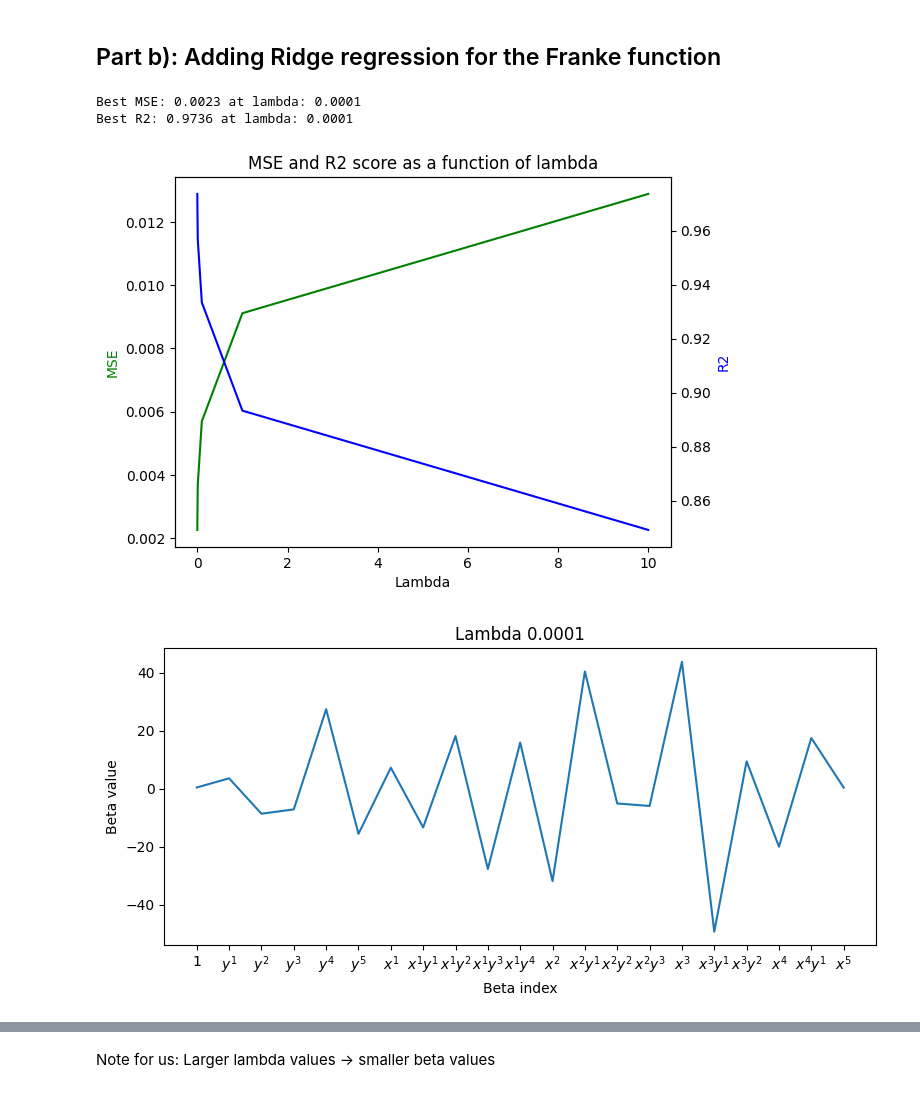
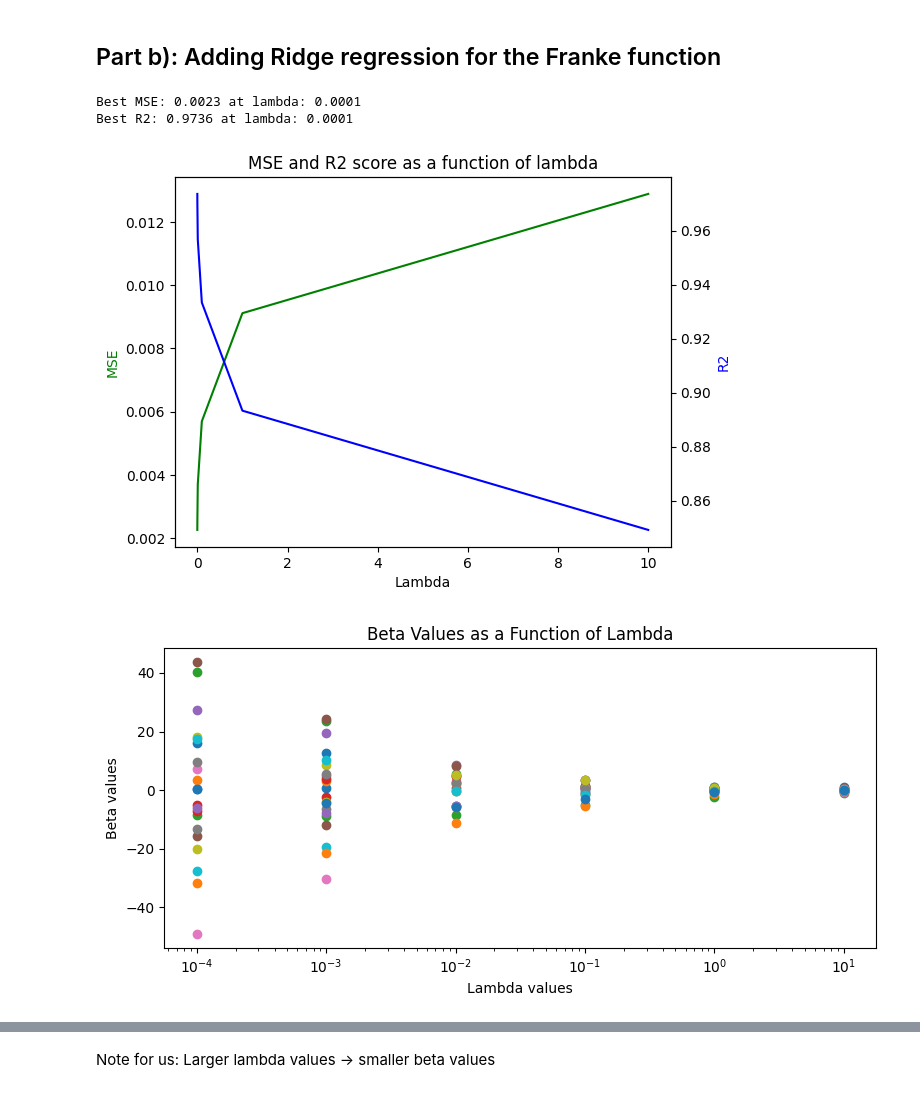
Before and after one commit to hishemok/FYS-STK4155, a Jupyter notebook: Project1/Project1.ipynb, the cells around one changed output, grey strips where cells are left out. Cells and saved outputs as stored; diff of their text form; code cells hidden in the pictures.

```diff
--- a/Project1/Project1.ipynb
+++ b/Project1/Project1.ipynb
@@ -261,20 +241,19 @@ Larger polynomial degrees -> larger beta values
 
 #Ridge regression
 Poly_deg = 5
-X,beta_ticks = create_design_matrix(x_flat, y_flat, Poly_deg)
+X = create_design_matrix(x_flat, y_flat, Poly_deg)
 
 # Split the data
 X_train, X_test, z_train, z_test = train_test_split(X, z_flat, test_size=0.2, random_state=42)
 
 # Scale
 X_train_scaled = X_train.copy()
-X_train_scaled[1:] = X_train[1:] - np.mean(X_train[1:], axis=0)
+X_train_scaled[:,1:] = X_train[:,1:] - np.mean(X_train[:,1:], axis=0)
 
 lambda_values = [1e-4, 1e-3, 1e-2, 1e-1, 1,10]
 mse = []
 r2 = []
 beta_values = []
-beta_ticks_list = []
 
 #create model for each lambda value
 for l in lambda_values:
@@ -283,41 +262,43 @@ for l in lambda_values:
 
     mse.append(mean_squared_error(z_test, z_pred))
     r2.append(r2_score(z_test, z_pred))
     beta_values.append(beta)
 
-    beta_ticks_list.append(beta_ticks)
 
 #print best mse and r2
 print(f"Best MSE: {np.min(mse):.4f} at lambda: {lambda_values[np.argmin(mse)]}")
 print(f"Best R2: {np.max(r2):.4f} at lambda: {lambda_values[np.argmax(r2)]}")
 BestVals['MSE Ridge'] = np.min(mse)
 BestVals['R2 Ridge'] = np.max(r2)
 BestVals['Lambda Ridge'] = lambda_values[np.argmax(r2)]
 
 
 # Plot MSE and R2 score as a function of lambda
 fig, ax1 = plt.subplots()
 ax2 = ax1.twinx()
 ax1.plot(lambda_values, mse, 'g-')
 ax2.plot(lambda_values, r2, 'b-')
 ax1.set_xlabel('Lambda')
 ax1.set_ylabel('MSE', color='g')
 ax2.set_ylabel('R2', color='b')
 plt.title('MSE and R2 score as a function of lambda')
 plt.show()
 
-for i in range(len(lambda_values)):
-    fig = plt.figure(figsize=(8, 4))
-    plt.plot(beta_values[i])
-    plt.title(f"Lambda {lambda_values[i]}")
 
-    plt.xticks(ticks=np.arange(len(beta_ticks_list[i])), labels=beta_ticks_list[i])
-    plt.xlabel('Beta index')
-    plt.ylabel('Beta value')
-    plt.tight_layout()
-    plt.show()
+fig = plt.figure(figsize=(8, 4))
+# For each beta array, plot the beta values against the lambda values
+for i in range(len(beta_values[0])):
+    beta_coeffs = [beta[i] for beta in beta_values] # Extract the beta values for each lambda
+    plt.scatter(lambda_values, beta_coeffs)
+
+plt.xlabel(r'Lambda values')
+plt.ylabel(r'Beta values')
+plt.title('Beta Values as a Function of Lambda')
+plt.xscale('log')
+plt.tight_layout()
+plt.show()
 # %% [output]
 Best MSE: 0.0023 at lambda: 0.0001
 Best R2: 0.9736 at lambda: 0.0001
 [figure]
-[figure, old version]
+[figure, new version]
```
Also changed, not shown: parts of 10 cells of this notebook.
